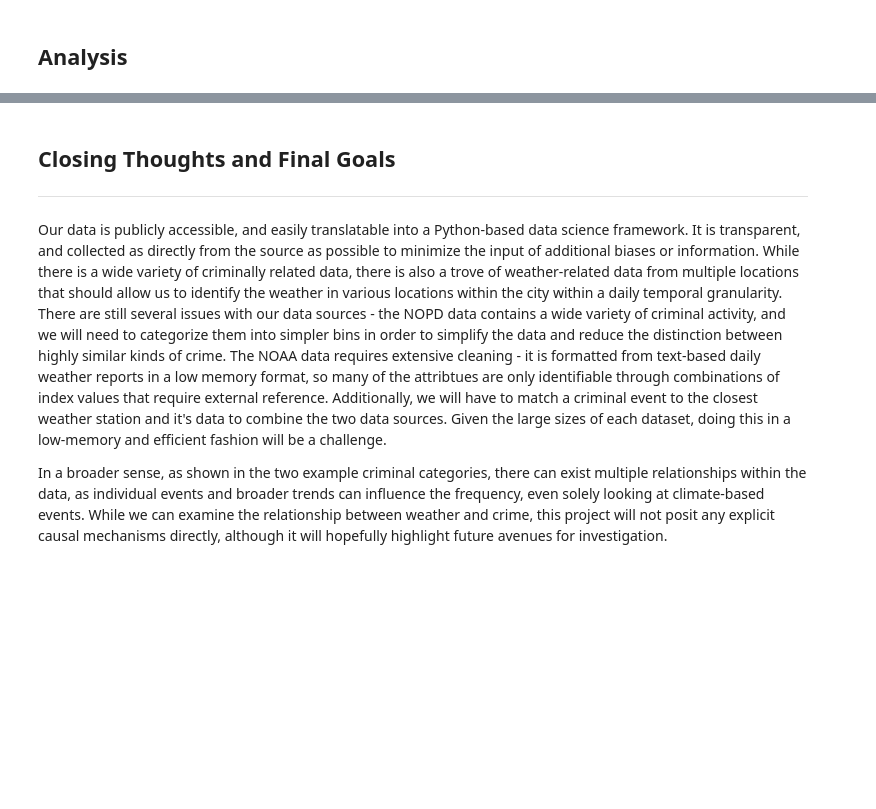
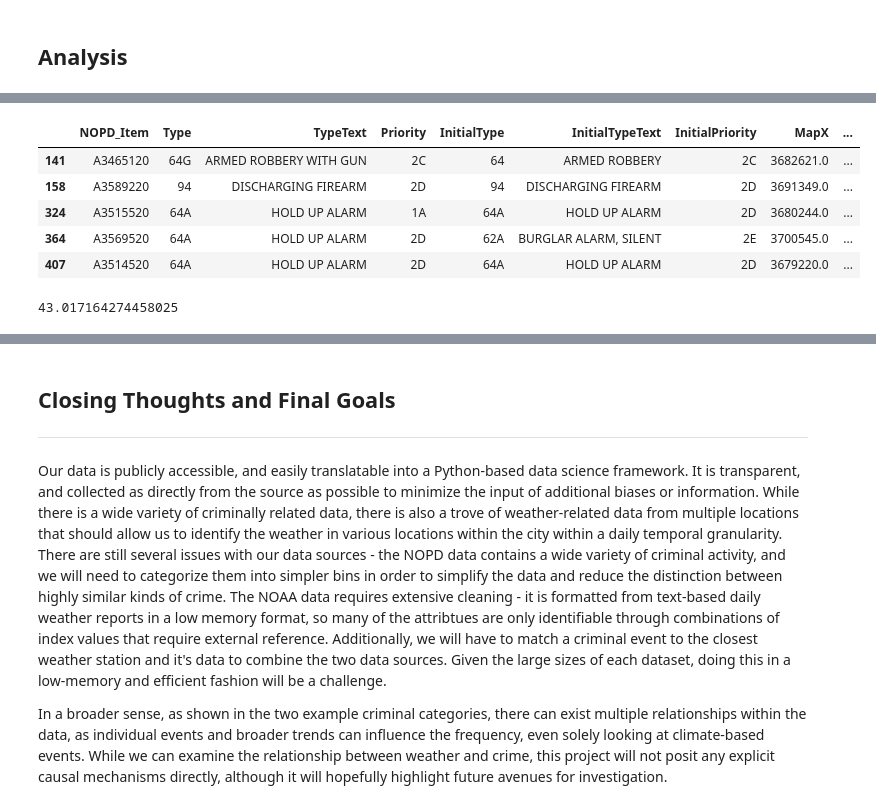
Before and after one commit to outlawhayden/weather-crime, a Jupyter notebook: notebooks/Milestone2.ipynb, the cells around one changed output, grey strips where cells are left out. Cells and saved outputs as stored; diff of their text form; code cells hidden in the pictures; blank space fills up the shorter version.

```diff
--- a/notebooks/Milestone2.ipynb
+++ b/notebooks/Milestone2.ipynb
@@ -763,0 +779,14 @@ plt.show()
+# %%
+violent_incidents = calls_weather_master.loc[calls_weather_master["SimpleType"] == 'Violent Crime']
+violent_incidents.head()
+# %% [output]
+|  | NOPD_Item | Type | TypeText | Priority | InitialType | InitialTypeText | InitialPriority | MapX | ... |
+| 141 | A3465120 | 64G | ARMED ROBBERY WITH GUN | 2C | 64 | ARMED ROBBERY | 2C | 3682621.0 | ... |
+| 158 | A3589220 | 94 | DISCHARGING FIREARM | 2D | 94 | DISCHARGING FIREARM | 2D | 3691349.0 | ... |
+| 324 | A3515520 | 64A | HOLD UP ALARM | 1A | 64A | HOLD UP ALARM | 2D | 3680244.0 | ... |
+| 364 | A3569520 | 64A | HOLD UP ALARM | 2D | 62A | BURGLAR ALARM, SILENT | 2E | 3700545.0 | ... |
+| 407 | A3514520 | 64A | HOLD UP ALARM | 2D | 64A | HOLD UP ALARM | 2D | 3679220.0 | ... |
+# %%
+weather["TimeMaxTemp"].isnull().sum() * 100 / len(weather["TimeMaxTemp"])
+# %% [output]
+43.017164274458025
```
Also changed, not shown: parts of 21 cells of this notebook, 1 other file.
